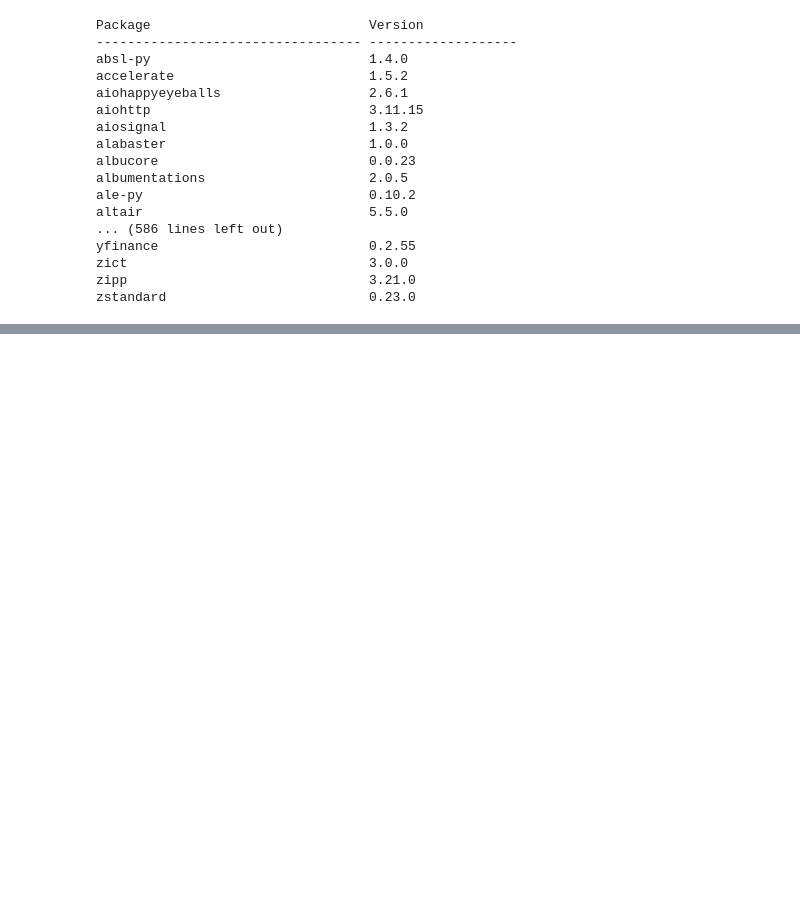
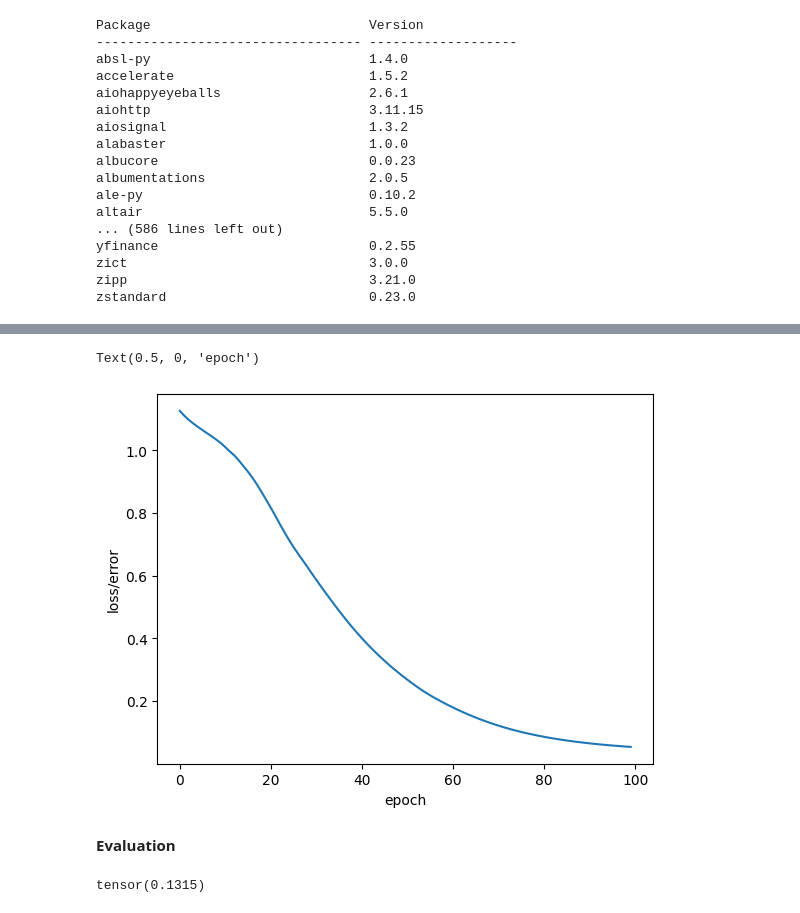
Before and after one commit to hasini244/pytorch_basic, a Jupyter notebook: basic_torch.ipynb, the cells around one changed output, grey strips where cells are left out. Saved outputs shown, nothing was run; the diff lists cells and outputs as text; code cells hidden in the pictures; blank space fills up the shorter version.

```diff
--- a/basic_torch.ipynb
+++ b/basic_torch.ipynb
@@ -24,0 +272,16 @@ zstandard                          0.23.0
+# %%
+from sklearn.model_selection import train_test_split
+X_train,X_test,y_train,y_test= train_test_split(X,y,test_size=0.2,random_state=41)
+# %%
+# convert X features to tensors
+X_train=torch.FloatTensor(X_train)
+X_test=torch.FloatTensor(X_test)
+## convert y features to tensors
+y_train=torch.LongTensor(y_train)
+y_test=torch.LongTensor(y_test)
+# %%
+# set the error
+criterion = nn.CrossEntropyLoss()
+
+# choose optimizer # if we change lr lower it take time to leran
+optimizer = torch.optim.Adam(model.parameters(),lr=0.01)
@@ -24,0 +296,18 @@ zstandard                          0.23.0
+# %%
+# Train our model
+epoch =100 # one run through all the training data in our network
+losses = []
+for i in range(epoch):
+  y_pred = model.forward(X_train) # get prediction result
+  loss = criterion(y_pred,y_train) # messsure loss/error
+  losses.append(loss.detach().numpy()) # keep trach of our loss
+
+  # print every 10 epochs
+  if i%10==0:
+    print(f"Epoch number: {i} with loss: {loss}")
+
+  # do a some back propagation
+  # fine tune wegights
+  optimizer.zero_grad()
+  loss.backward()
+  optimizer.step()
@@ -24,0 +325,10 @@ zstandard                          0.23.0
+# %%
+# Graph
+plt.plot(range(epoch),losses)
+plt.ylabel("loss/error")
+plt.xlabel("epoch")
+# %% [output]
+Text(0.5, 0, 'epoch')
+[figure, added]
+# %% [markdown]
+**Evaluation**
@@ -24,0 +340,4 @@ zstandard                          0.23.0
+# %%
+loss
+# %% [output]
+tensor(0.1315)
```
Also changed, not shown: parts of 64 cells of this notebook.
